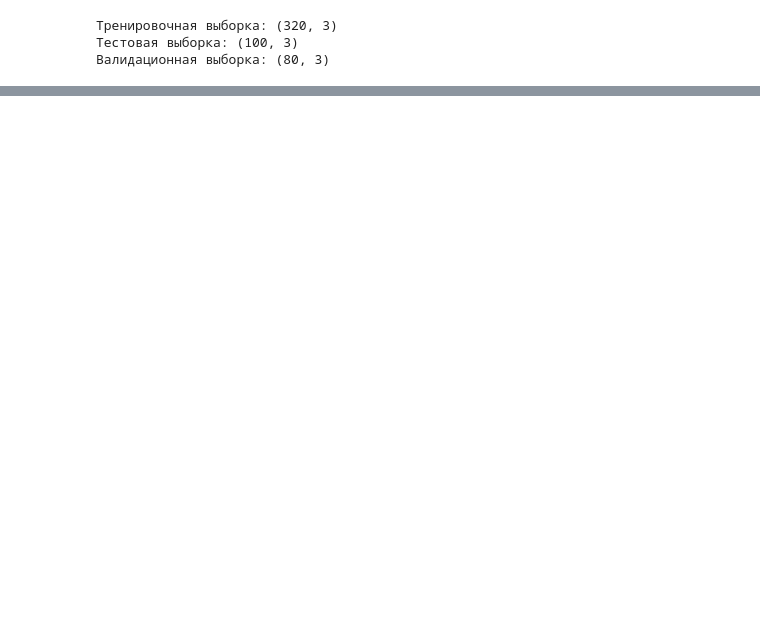
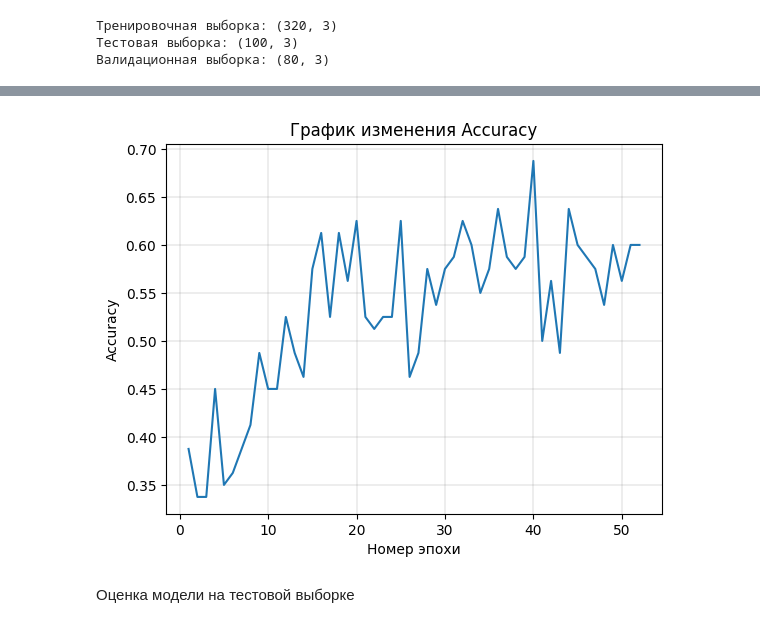
Before and after one commit to aas161/NeuroEvo-SANE, a Jupyter notebook: SANE_NeuroEv_BMI.ipynb, the cells around one changed output, grey strips where cells are left out. Cells and saved outputs as stored; diff of their text form; code cells hidden in the pictures; blank space fills up the shorter version.

```diff
--- a/SANE_NeuroEv_BMI.ipynb
+++ b/SANE_NeuroEv_BMI.ipynb
@@ -360,0 +428,13 @@ class Sane:
+# %%
+# График изменения Accuracy
+plt.plot(range(1, epoch+1), accuracy)
+plt.xlabel('Номер эпохи')
+plt.ylabel('Accuracy')
+plt.title('График изменения Accuracy')
+plt.grid(axis = 'x', color = 'grey', linestyle = '-', linewidth = 0.2)
+plt.grid(axis = 'y', color = 'grey', linestyle = '-', linewidth = 0.2)
+plt.show()
+# %% [output]
+[figure, added]
+# %% [markdown]
+Оценка модели на тестовой выборке
```
Also changed, not shown: parts of 4 cells of this notebook.
